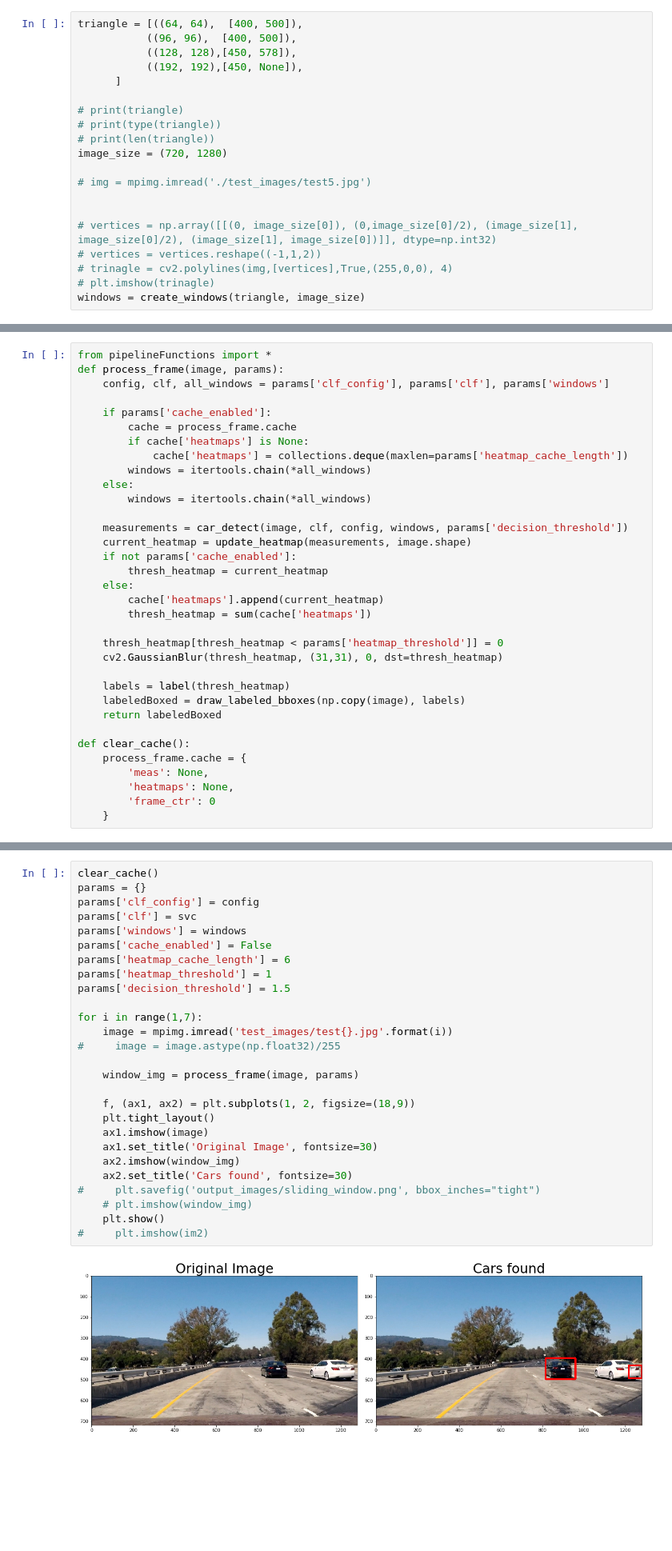
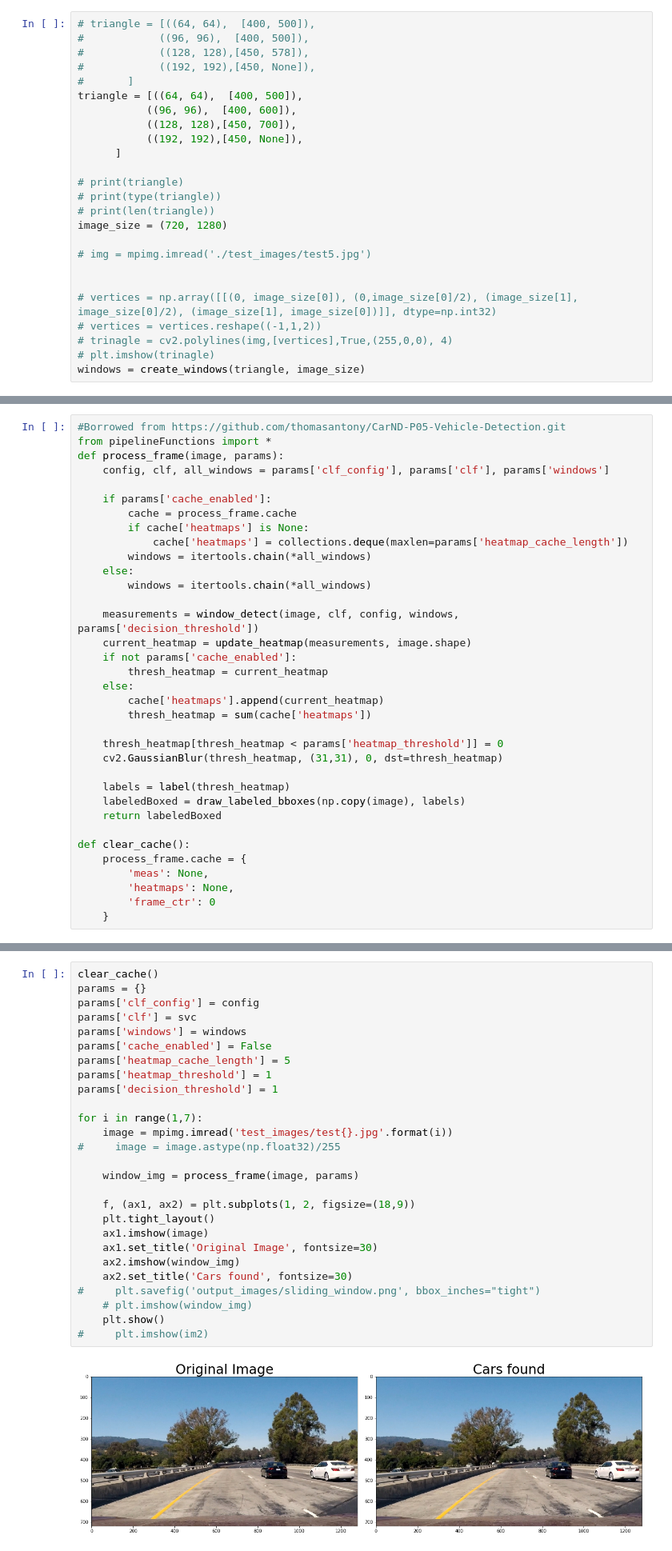
Before and after one commit to joelpou/vehicle-detection, a Jupyter notebook: carDetection.ipynb, the cells around one changed output, grey strips where cells are left out. Shown: that part at 80% size. Drawn from its saved outputs; the diff is of its cells as text; blank space fills up the shorter version.

```diff
--- a/carDetection.ipynb
+++ b/carDetection.ipynb
@@ -51,9 +51,14 @@ print(config)
 # %% [markdown]
 ## Find windows
 # %%
+# triangle = [((64, 64),  [400, 500]),
+#            ((96, 96),  [400, 500]),
+#            ((128, 128),[450, 578]),
+#            ((192, 192),[450, None]),
+#       ]
 triangle = [((64, 64),  [400, 500]),
-           ((96, 96),  [400, 500]),
-           ((128, 128),[450, 578]),
+           ((96, 96),  [400, 600]),
+           ((128, 128),[450, 700]),
            ((192, 192),[450, None]),
       ]
 
@@ -73,6 +78,7 @@ windows = create_windows(triangle, image_size)
 # %% [markdown]
 ### Process frame
 # %%
+#Borrowed from https://github.com/thomasantony/CarND-P05-Vehicle-Detection.git
 from pipelineFunctions import *
 def process_frame(image, params):
     config, clf, all_windows = params['clf_config'], params['clf'], params['windows']
@@ -85,7 +91,7 @@ def process_frame(image, params):
     else:
         windows = itertools.chain(*all_windows)
 
-    measurements = car_detect(image, clf, config, windows, params['decision_threshold'])
+    measurements = window_detect(image, clf, config, windows, params['decision_threshold'])
     current_heatmap = update_heatmap(measurements, image.shape)
     if not params['cache_enabled']:
         thresh_heatmap = current_heatmap
@@ -111,29 +117,29 @@ def clear_cache():
 # %%
 clear_cache()
 params = {}
 params['clf_config'] = config
 params['clf'] = svc
 params['windows'] = windows
 params['cache_enabled'] = False
-params['heatmap_cache_length'] = 6
+params['heatmap_cache_length'] = 5
 params['heatmap_threshold'] = 1
-params['decision_threshold'] = 1.5
+params['decision_threshold'] = 1
 
 for i in range(1,7):
     image = mpimg.imread('test_images/test{}.jpg'.format(i))
 #     image = image.astype(np.float32)/255
 
     window_img = process_frame(image, params)
 
     f, (ax1, ax2) = plt.subplots(1, 2, figsize=(18,9))
     plt.tight_layout()
     ax1.imshow(image)
     ax1.set_title('Original Image', fontsize=30)
     ax2.imshow(window_img)
     ax2.set_title('Cars found', fontsize=30)
 #     plt.savefig('output_images/sliding_window.png', bbox_inches="tight")
     # plt.imshow(window_img)
     plt.show()
 #     plt.imshow(im2)
 # %% [output]
-[figure, old version]
+[figure, new version]
```
Also changed, not shown: parts of 3 cells of this notebook, 6 other files.
